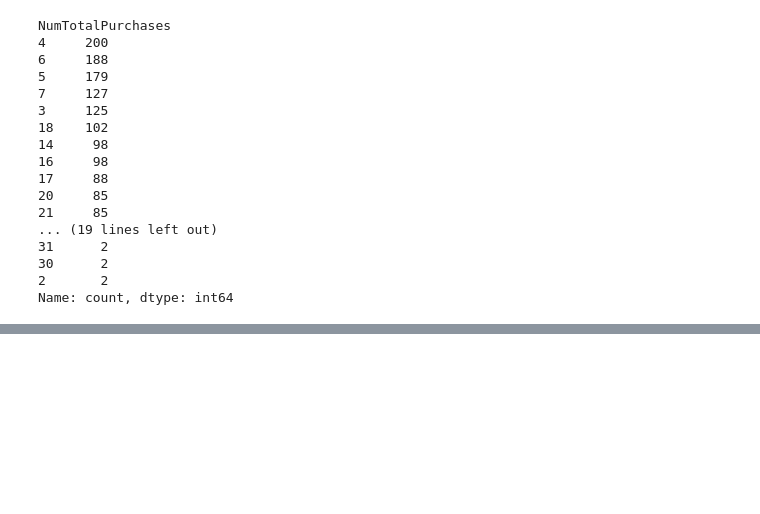
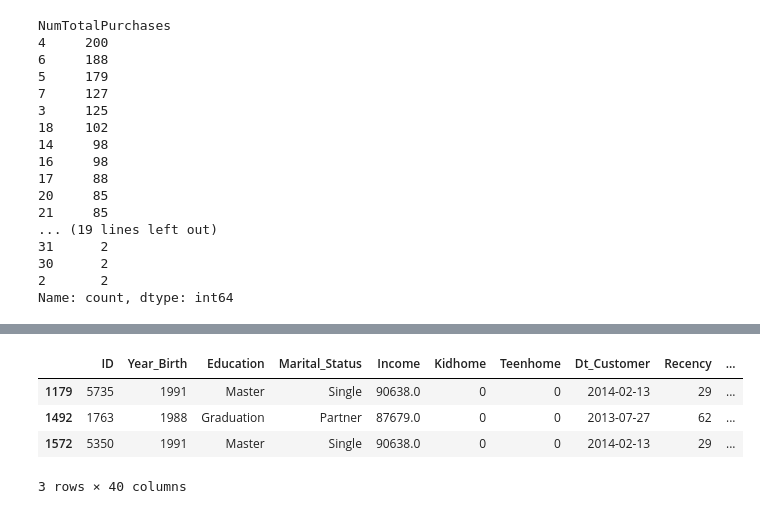
Before and after one commit to BraulioHermanson/IFOOD_2020, a Jupyter notebook: notebook/01_EDA.ipynb, the cells around one changed output, grey strips where cells are left out. Cells and saved outputs as stored; diff of their text form; code cells hidden in the pictures; blank space fills up the shorter version.

```diff
--- a/notebook/01_EDA.ipynb
+++ b/notebook/01_EDA.ipynb
@@ -355,0 +392,8 @@ Name: count, dtype: int64
+# %%
+inspect_outliers(df,'MntTotal')
+# %% [output]
+|  | ID | Year_Birth | Education | Marital_Status | Income | Kidhome | Teenhome | Dt_Customer | Recency | ... |
+| 1179 | 5735 | 1991 | Master | Single | 90638.0 | 0 | 0 | 2014-02-13 | 29 | ... |
+| 1492 | 1763 | 1988 | Graduation | Partner | 87679.0 | 0 | 0 | 2013-07-27 | 62 | ... |
+| 1572 | 5350 | 1991 | Master | Single | 90638.0 | 0 | 0 | 2014-02-13 | 29 | ... |
+3 rows × 40 columns
```
Also changed, not shown: parts of 3 cells of this notebook, 1 other file.
